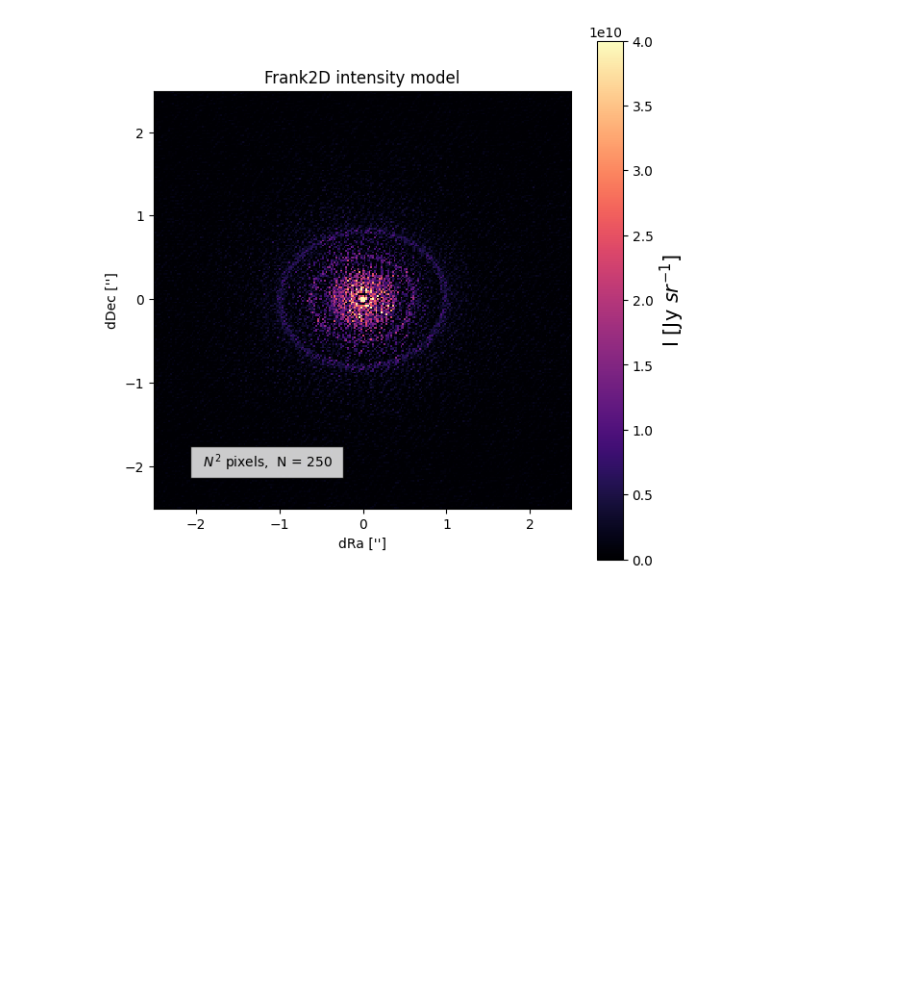
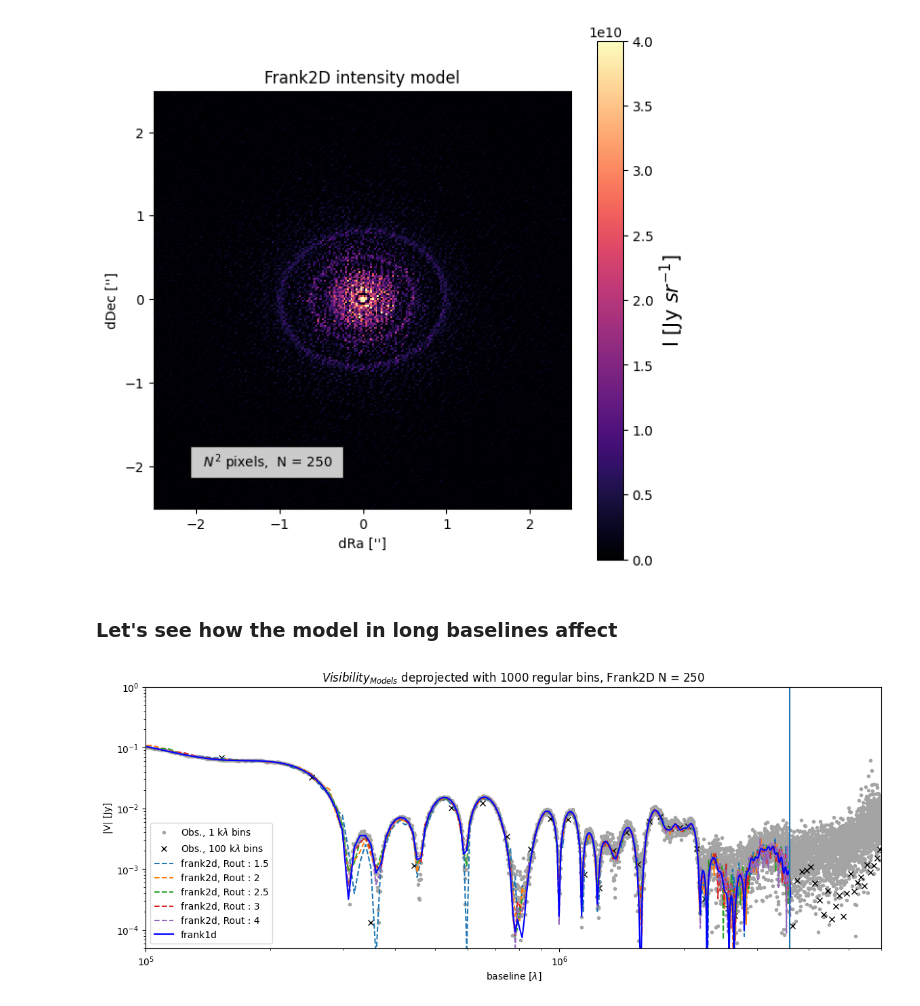
Before and after one commit to mariajmellado/frank2d, a Jupyter notebook: Notebooks/25_January_Rout.ipynb, the cells around one changed output. Drawn from its saved outputs; the diff is of its cells as text; code cells hidden in the pictures; blank space fills up the shorter version.

```diff
--- a/Notebooks/25_January_Rout.ipynb
+++ b/Notebooks/25_January_Rout.ipynb
@@ -726,3 +728,64 @@ class Plot():
 Plot(frank2d_array[2], Geometry(inc, pa, dra, ddec)).intensity_model(fig_size = 7, deproject = False)
 # %% [output]
 [figure]
+# %% [markdown]
+### Let's see how the model in long baselines affect
+# %%
+#  Plot variables.
+cs, ms = ['#a4a4a4', 'k'], ['.', 'x']
+bin_widths = [1e3, 1e5]
+baselines = np.hypot(u_deproj, v_deproj)
+grid = np.logspace(np.log10(min(baselines.min(), baselines[0])),
+                           np.log10(max(baselines.max(), baselines[-1])),
+                           10**4)
+
+
+plt.figure(figsize=(14,5))
+# ---------------------------------------------------------------------------------------------
+# Raw visibilities
+binned_vis = UVDataBinner(baselines, vis_deproj, Weights, bin_widths[0])
+plt.plot(binned_vis.uv, np.abs(binned_vis.V), c=cs[0],
+             marker=ms[0], ls='None',
+             label=r'Obs., {:.0f} k$\lambda$ bins'.format(bin_widths[0]/1e3))
+
+binned_vis = UVDataBinner(baselines, vis_deproj, Weights, bin_widths[1])
+plt.plot(binned_vis.uv, np.abs(binned_vis.V), c=cs[1],
+             marker=ms[1], ls='None',
+             label=r'Obs., {:.0f} k$\lambda$ bins'.format(bin_widths[1]/1e3))
+
+
+# -----------------LINSPACE BINS--------------------------------------------------------------
+Nbins = 1000
+baselines_edges = np.linspace(sol.q[0], sol.q[-1], Nbins + 1 )
+baselines_centers = baselines_edges[:-1] + (baselines_edges[1] - baselines_edges[0])/2
+range = (sol.q[0], sol.q[-1])
+
+#frank2d -------------------------------------------------------------
+c = 0
+for i in frank2d_array:
+    #frank2d deprojected
+    q, Vis_d = get_vis_profile_deprojected(i, Nbins, range, weighted = True)
+    plt.plot(baselines_centers[:lim], np.abs(Vis_d)[:lim], label = f'frank2d, Rout : '+ str(Routs[c]),ls='--')
+    c+=1
+
+
+#frank1d -------------------------------------------------------------
+vis_fit_1d = sol.predict_deprojected(baselines_centers)
+lim = 350
+x_f1d = baselines_centers[:lim]
+y_f1d = np.abs(vis_fit_1d)[:lim]
+plt.plot(x_f1d, y_f1d, color = "blue", label = r'frank1d')
+
+
+plt.xlabel(r'baseline [$\lambda$]')
+plt.xscale('log')
+plt.yscale('log')
+plt.ylim(0.5e-4, 1)
+plt.xlim(1e5, 6e6)
+plt.axvline(3.6e6)
+plt.ylabel('|V| [Jy]', size = 10)
+plt.title(r'$Visibility_{Models}$ deprojected with ' + str(Nbins) + ' regular bins, Frank2D N = ' + str(N))
+plt.legend(fontsize= 10)
+plt.show()
+# %% [output]
+[figure, added]
```
Also changed, not shown: parts of 3 cells of this notebook, 5 other files.
